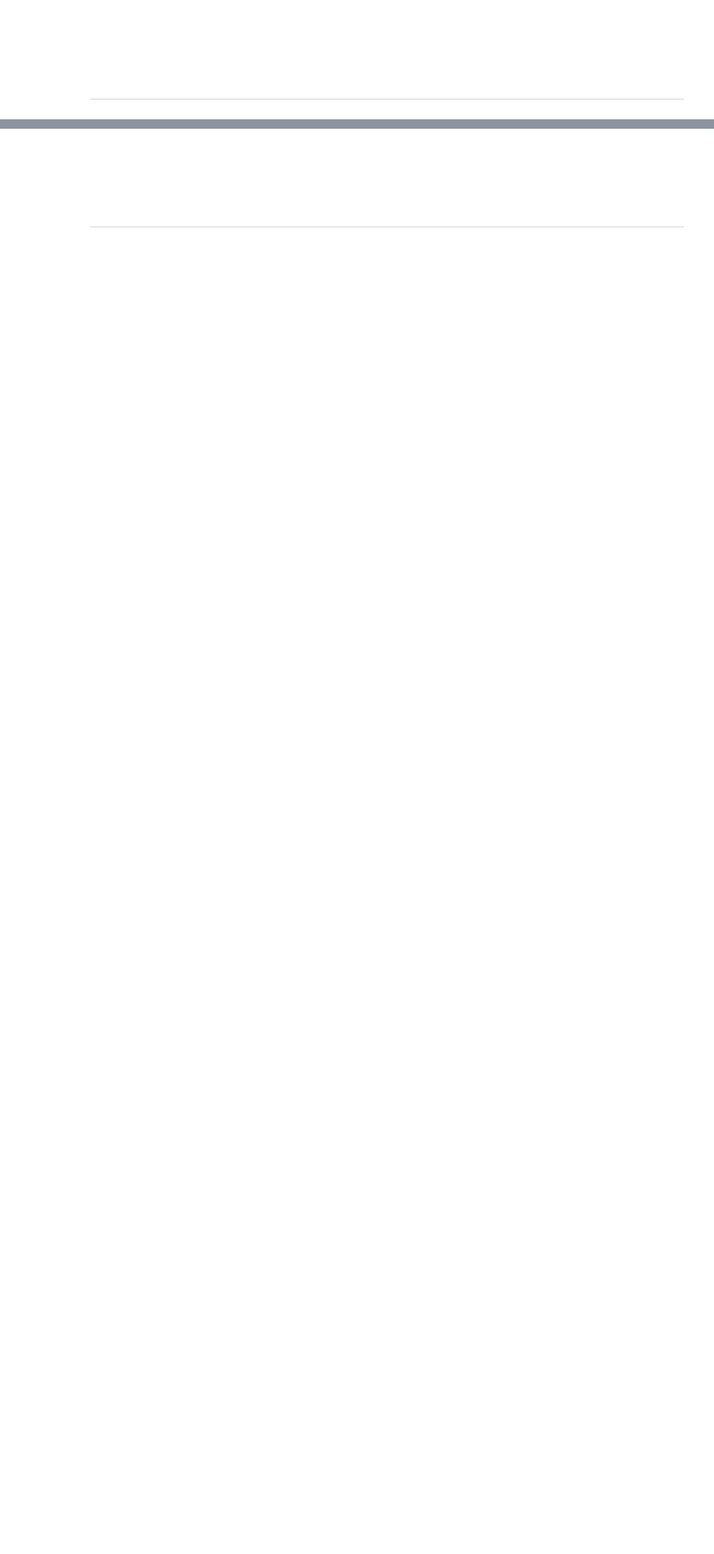
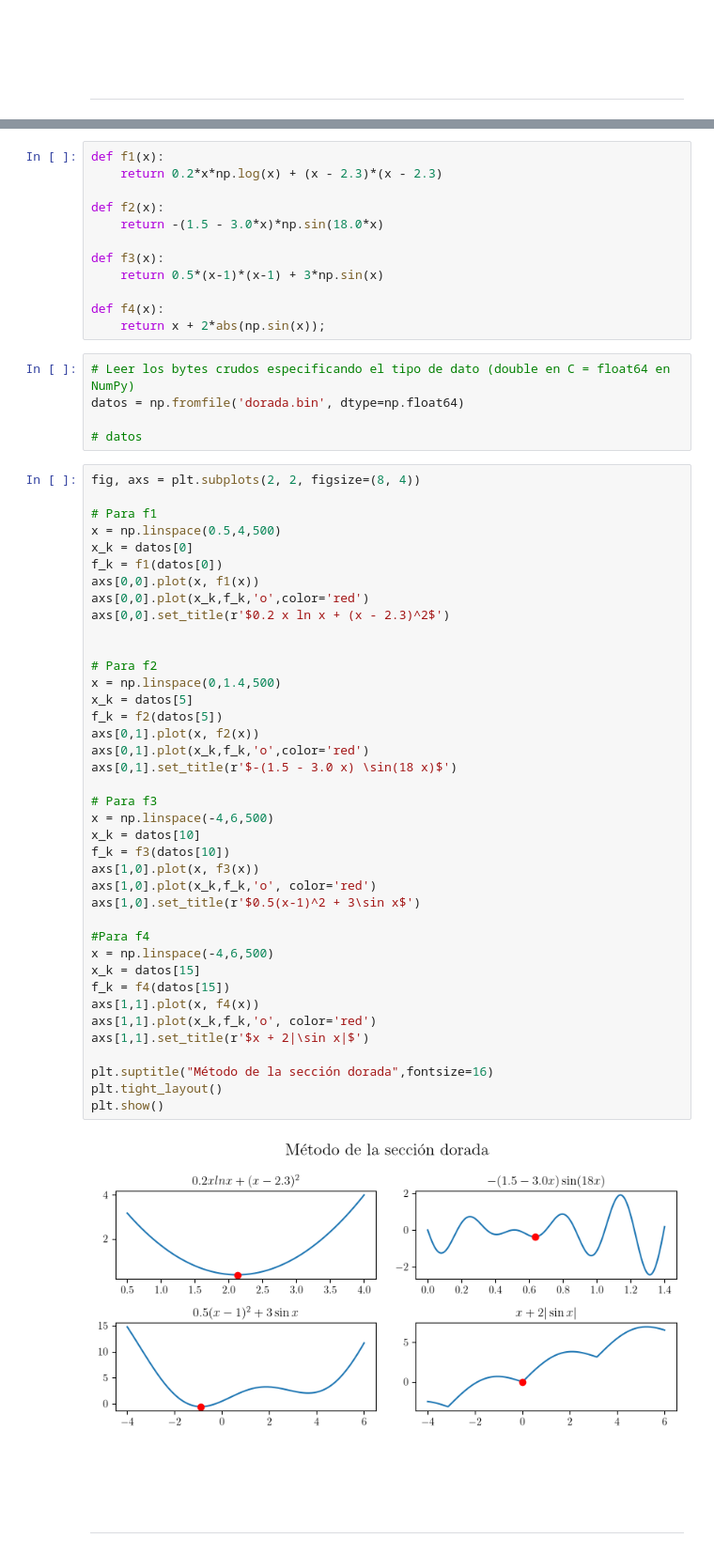
Before and after one commit to RodrigoRiveraRico/metodos-cimat, a Jupyter notebook: Tarea2/optim26_tarea02.ipynb, the cells around one changed output, grey strips where cells are left out. Shown at 94% size. Cells and saved outputs as stored; diff of their text form; blank space fills up the shorter version.

````diff
--- a/Tarea2/optim26_tarea02.ipynb
+++ b/Tarea2/optim26_tarea02.ipynb
@@ -201,3 +492,61 @@ $$f_4(x) = x + 2|\sin x|, \qquad x_l = -4, x_u = 6.$$
+# %%
+def f1(x):
+    return 0.2*x*np.log(x) + (x - 2.3)*(x - 2.3)
+
+def f2(x):
+    return -(1.5 - 3.0*x)*np.sin(18.0*x)
+
+def f3(x):
+    return 0.5*(x-1)*(x-1) + 3*np.sin(x)
+
+def f4(x):
+    return x + 2*abs(np.sin(x));
+# %%
+# Leer los bytes crudos especificando el tipo de dato (double en C = float64 en NumPy)
+datos = np.fromfile('dorada.bin', dtype=np.float64)
+
+# datos
+# %%
+fig, axs = plt.subplots(2, 2, figsize=(8, 4))
+
+# Para f1
+x = np.linspace(0.5,4,500)
+x_k = datos[0]
+f_k = f1(datos[0])
+axs[0,0].plot(x, f1(x))
+axs[0,0].plot(x_k,f_k,'o',color='red')
+axs[0,0].set_title(r'$0.2 x ln x + (x - 2.3)^2$')
+
+
+# Para f2
+x = np.linspace(0,1.4,500)
+x_k = datos[5]
+f_k = f2(datos[5])
+axs[0,1].plot(x, f2(x))
+axs[0,1].plot(x_k,f_k,'o',color='red')
+axs[0,1].set_title(r'$-(1.5 - 3.0 x) \sin(18 x)$')
+
+# Para f3
+x = np.linspace(-4,6,500)
+x_k = datos[10]
+f_k = f3(datos[10])
+axs[1,0].plot(x, f3(x))
+axs[1,0].plot(x_k,f_k,'o', color='red')
+axs[1,0].set_title(r'$0.5(x-1)^2 + 3\sin x$')
+
+#Para f4
+x = np.linspace(-4,6,500)
+x_k = datos[15]
+f_k = f4(datos[15])
+axs[1,1].plot(x, f4(x))
+axs[1,1].plot(x_k,f_k,'o', color='red')
+axs[1,1].set_title(r'$x + 2|\sin x|$')
+
+plt.suptitle("Método de la sección dorada",fontsize=16)
+plt.tight_layout()
+plt.show()
+# %% [output]
+[figure, added]
 # %% [markdown]
 ```
 
````
Also changed, not shown: parts of 18 cells of this notebook, 9 other files.
